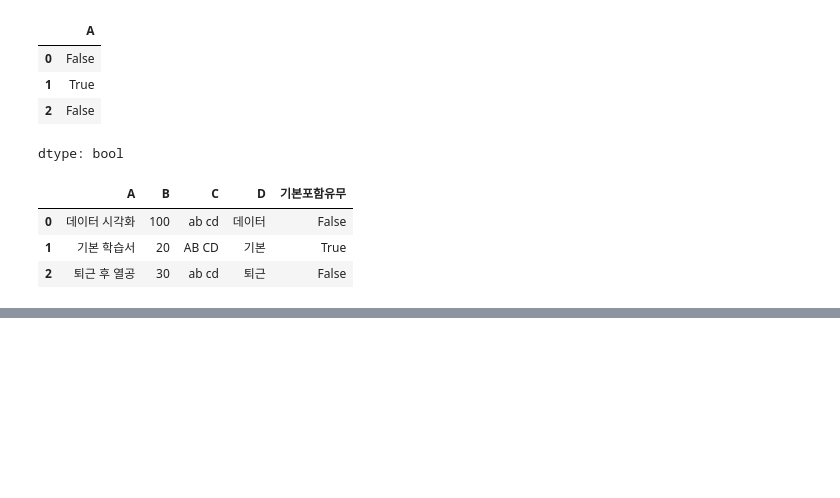
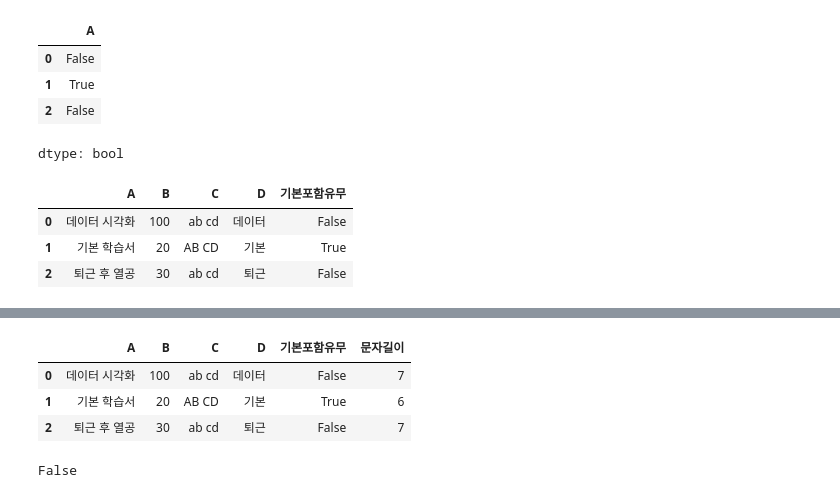
Before and after one commit to va4756/algio_sklearn, a Jupyter notebook: bigdata_sinagong_part1.ipynb, the cells around one changed output, grey strips where cells are left out. Drawn from its saved outputs; the diff is of its cells as text; code cells hidden in the pictures; blank space fills up the shorter version.

```diff
--- a/bigdata_sinagong_part1.ipynb
+++ b/bigdata_sinagong_part1.ipynb
@@ -960,0 +978,12 @@ df
+# %%
+df['문자길이'] = df['A'].str.len()
+df
+# %% [output]
+|  | A | B | C | D | 기본포함유무 | 문자길이 |
+| 0 | 데이터 시각화 | 100 | ab cd | 데이터 | False | 7 |
+| 1 | 기본 학습서 | 20 | AB CD | 기본 | True | 6 |
+| 2 | 퇴근 후 열공 | 30 | ab cd | 퇴근 | False | 7 |
+# %%
+'AB cd' == 'ab CD'
+# %% [output]
+False
```
Also changed, not shown: parts of 27 cells of this notebook.
